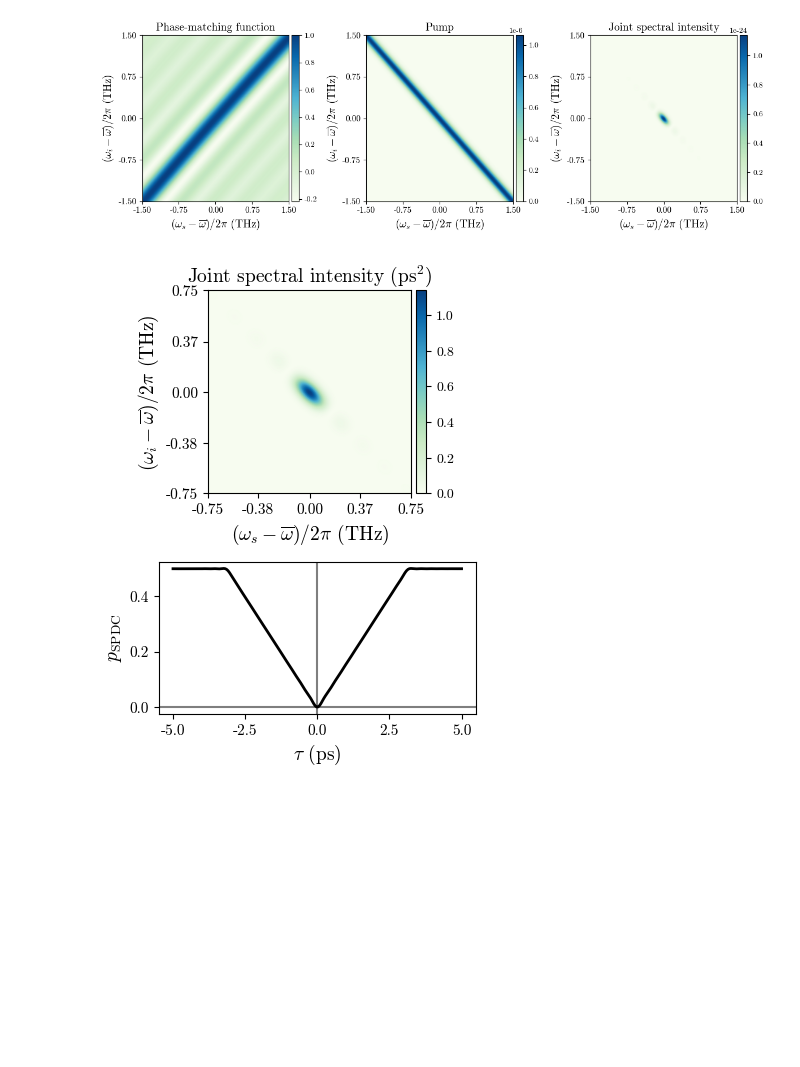
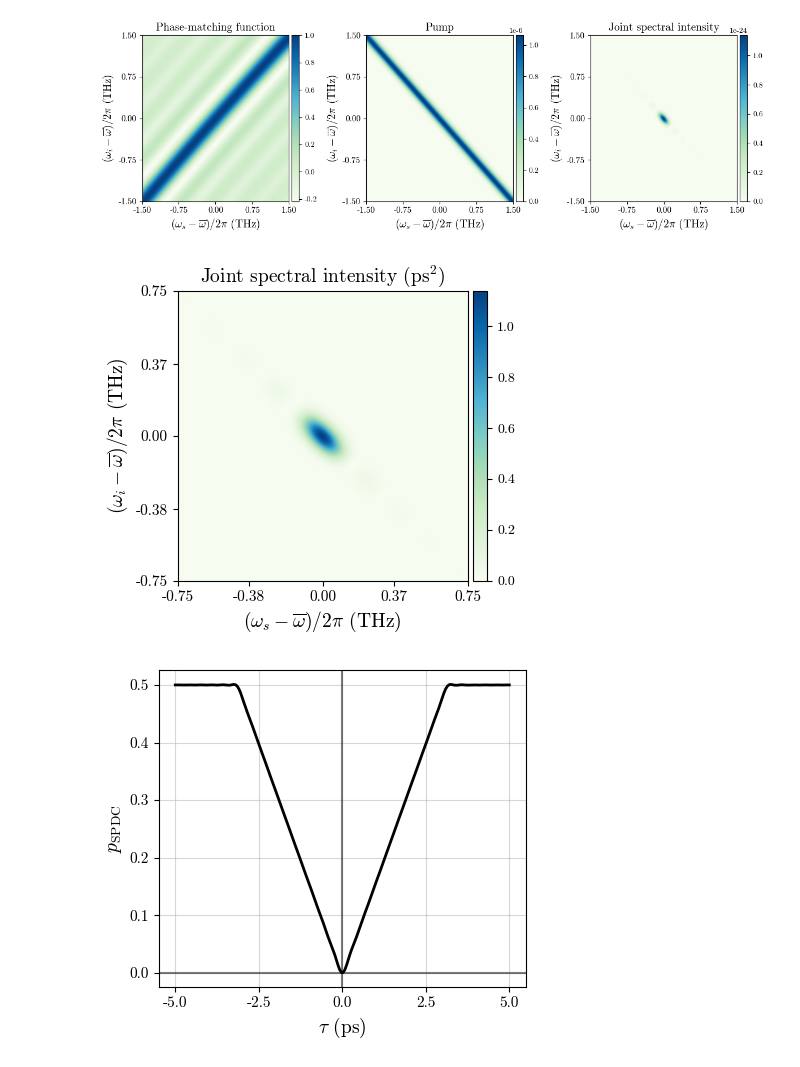
Before and after one commit to cdrago21/spectral-hom, a Jupyter notebook: examples/KTPCrystalExample.ipynb, the cells around one changed output. Drawn from its saved outputs; the diff is of its cells as text; code cells hidden in the pictures; blank space fills up the shorter version.

```diff
--- a/examples/KTPCrystalExample.ipynb
+++ b/examples/KTPCrystalExample.ipynb
@@ -190,46 +193,53 @@ ticks_d = np.round(np.linspace(np.min(delay_range * 1e12), np.max(delay_range *
 # %%
 # plot joint spectral amplitude and coincidence probability
 
 ticks_s = np.round(np.linspace(np.min((ws_range - omega_s_0)[250:750] * 1e-12 / twopi),
                                np.max((ws_range - omega_s_0)[250:750] * 1e-12 / twopi), 5), 2)
 
 ticks_i = np.round(np.linspace(np.min((wi_range - omega_i_0)[250:750] * 1e-12 / twopi),
                                np.max((wi_range - omega_i_0)[250:750] * 1e-12 / twopi), 5), 2)
 
-# fig, ax = plt.subplots(nrows=2, ncols=1, figsize=(4.5, 8))
+fig, ax = plt.subplots(nrows=1, ncols=1, figsize=(4.5, 4))
 # fig, ax = plt.subplots(nrows=2, ncols=1, figsize=(4.5, 7), gridspec_kw={'height_ratios': [4, 3]})
+# fig, ax = plt.subplots(nrows=2,ncols=1,figsize=(4, 4 * 4/3), gridspec_kw={'height_ratios': [4, 3]})
 
-fig, ax = plt.subplots(nrows=2,ncols=1,figsize=(4, 4 * 4/3), gridspec_kw={'height_ratios': [4, 3]})
-
-im0 = ax[0].pcolormesh((WS_range - omega_s_0)[250:750, 250:750] * 1e-12 / twopi,
+im0 = ax.pcolormesh((WS_range - omega_s_0)[250:750, 250:750] * 1e-12 / twopi,
                        (WI_range - omega_i_0)[250:750, 250:750] * 1e-12 / twopi,
                        np.abs(jsa[250:750, 250:750]) ** 2 * 1e12 ** 2,
                        shading='gouraud',
                        vmin=0,
                        vmax=np.max(np.abs(jsa[250:750, 250:750]) ** 2 * 1e12 ** 2),
                        cmap=cmap,
                     )
 
-ax[0].set_xlabel(r"$(\omega_s - \overline{\omega})/2\pi$ (THz)", fontsize=fs)
-ax[0].set_ylabel(r"$(\omega_i - \overline{\omega})/2\pi$ (THz)", fontsize=fs)
-ax[0].set_title(r"Joint spectral intensity $(\mathrm{ps}^2)$", fontsize=fs)
-ax[0].tick_params(axis='both', labelsize=ts)
-ax[0].set_yticks(ticks_s)
-ax[0].set_xticks(ticks_i)
-ax[0].set_aspect(1)
+ax.set_xlabel(r"$(\omega_s - \overline{\omega})/2\pi$ (THz)", fontsize=fs)
+ax.set_ylabel(r"$(\omega_i - \overline{\omega})/2\pi$ (THz)", fontsize=fs)
+ax.set_title(r"Joint spectral intensity $(\mathrm{ps}^2)$", fontsize=fs)
+ax.tick_params(axis='both', labelsize=ts)
+ax.set_yticks(ticks_s)
+ax.set_xticks(ticks_i)
+ax.set_aspect(1)
+plt.colorbar(im0, cax=make_axes_locatable(ax).append_axes("right", size="5%", pad=0.05))
 
-ax[1].plot(delay_range * 1e12, p_SPDC,
+plt.tight_layout()
+
+fig.savefig('figures/Fig5a.pdf', dpi=300, bbox_inches='tight')
+plt.show(fig)
+
+fig, ax = plt.subplots(nrows=1, ncols=1, figsize=(4.5, 4))
+ax.plot(delay_range * 1e12, p_SPDC,
            linewidth=2,
            color='black')
-ax[1].set_xlabel(r"$\tau$ (ps)", fontsize=fs)
-ax[1].set_ylabel(r"$p_\mathrm{SPDC}$", fontsize=fs)
-ax[1].tick_params(axis='both', labelsize=ts)
-ax[1].axhline(0, color='black', alpha=0.5)
-ax[1].axvline(0, color='black', alpha=0.5)
-ax[1].set_xticks(ticks_d)
-plt.colorbar(im0, cax=make_axes_locatable(ax[0]).append_axes("right", size="5%", pad=0.05))
+ax.set_xlabel(r"$\tau$ (ps)", fontsize=fs)
+ax.set_ylabel(r"$p_\mathrm{SPDC}$", fontsize=fs)
+ax.tick_params(axis='both', labelsize=ts)
+ax.axhline(0, color='black', alpha=0.5)
+ax.axvline(0, color='black', alpha=0.5)
+ax.set_xticks(ticks_d)
+ax.grid('on', alpha = 0.5)
 plt.tight_layout()
-fig.savefig('figures/fig4.png', dpi=300, bbox_inches='tight')
+fig.savefig('figures/Fig5b.pdf', dpi=300, bbox_inches='tight')
 plt.show(fig)
 # %% [output]
-[figure, old version]
+[figure, new version]
+[figure, added]
```
Also changed, not shown: parts of 2 cells of this notebook, 21 other files.
